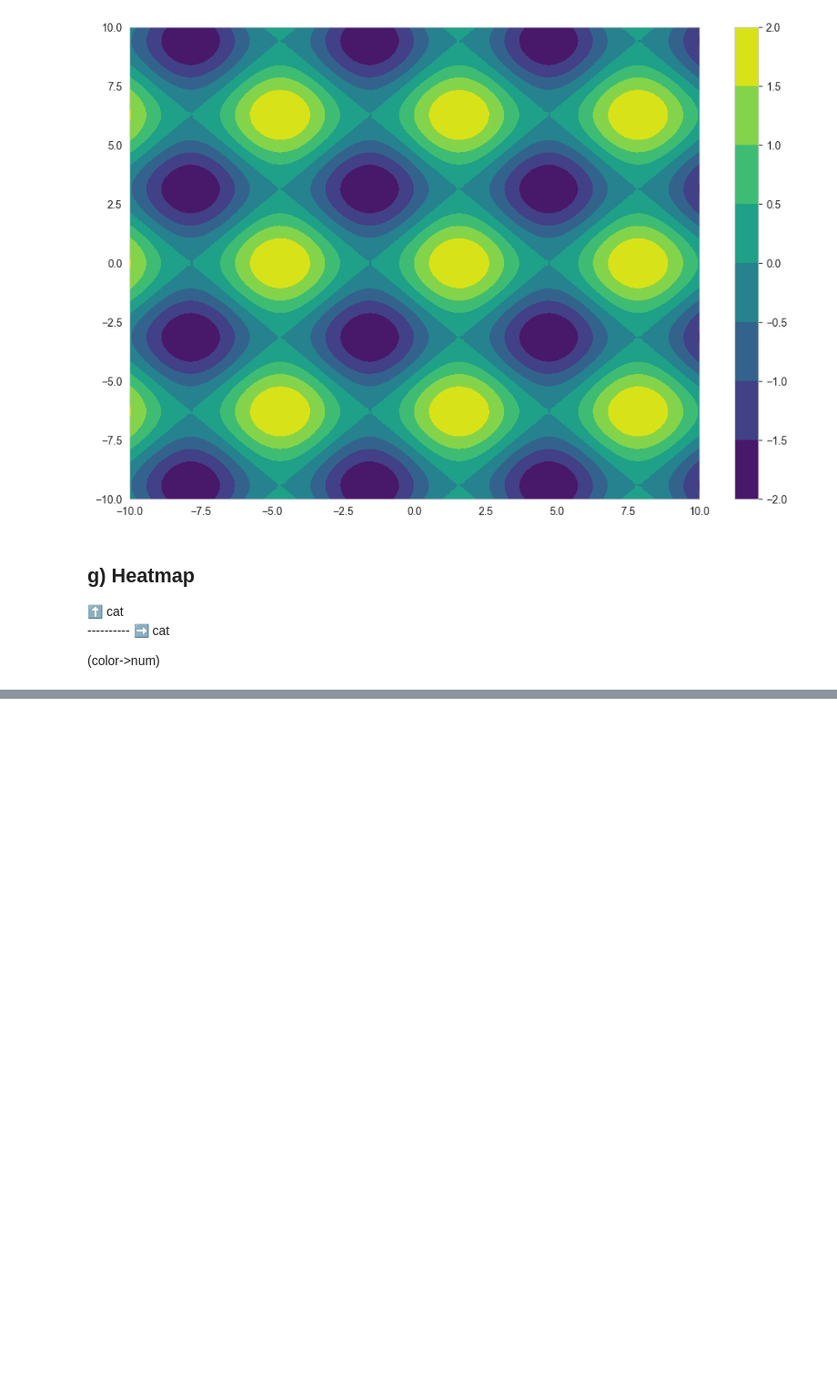
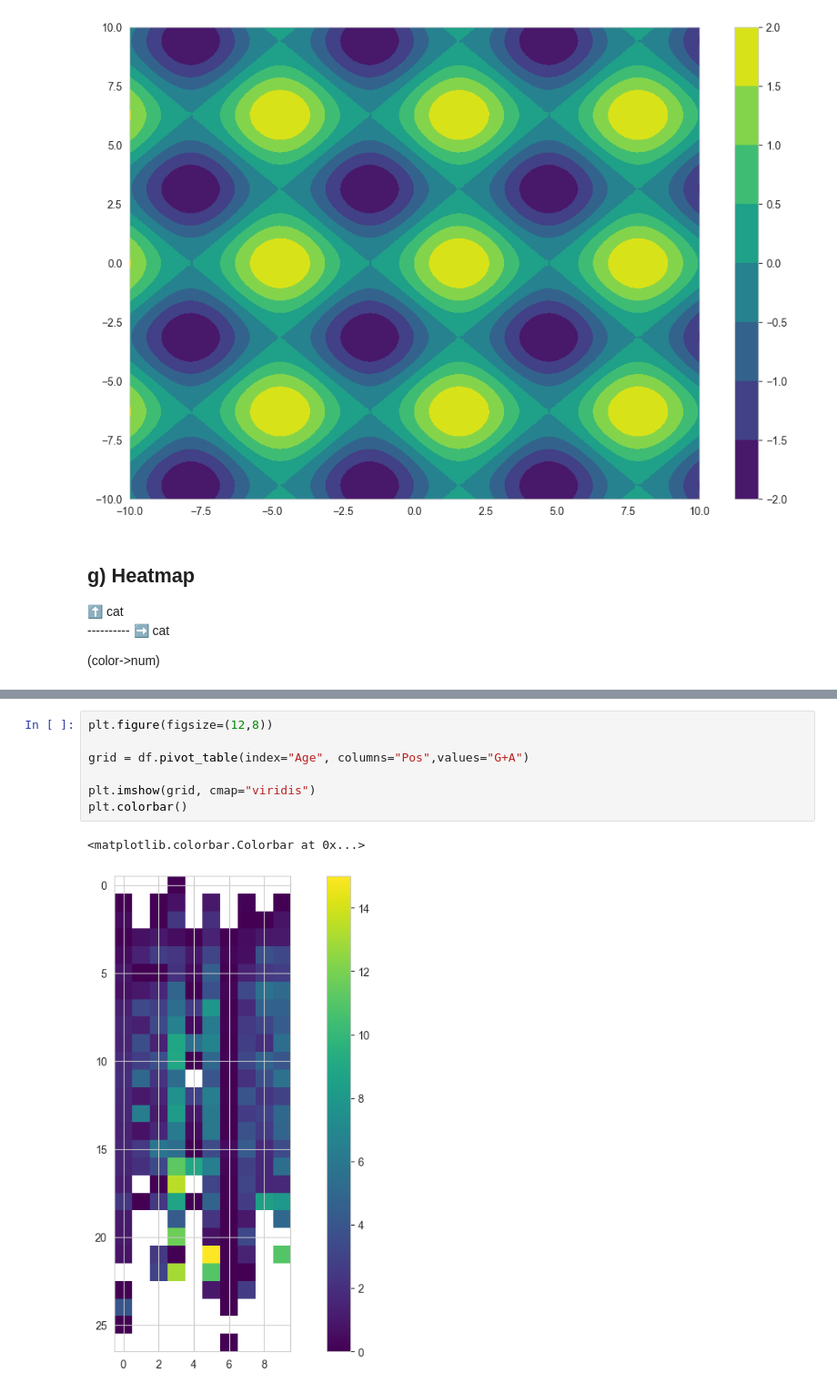
Before and after one commit to jhasan2026/MachineTrain_Lab, a Jupyter notebook: 1_Data_Structure/3_Matplotlib/Matplotlib.ipynb, the cells around one changed output, grey strips where cells are left out. Shown at 91% size. Cells and saved outputs as stored; diff of their text form; blank space fills up the shorter version.

```diff
--- a/1_Data_Structure/3_Matplotlib/Matplotlib.ipynb
+++ b/1_Data_Structure/3_Matplotlib/Matplotlib.ipynb
@@ -338,0 +349,10 @@ tips
+# %%
+plt.figure(figsize=(12,8))
+
+grid = df.pivot_table(index="Age", columns="Pos",values="G+A")
+
+plt.imshow(grid, cmap="viridis")
+plt.colorbar()
+# %% [output]
+<matplotlib.colorbar.Colorbar at 0x...>
+[figure, added]
```
Also changed, not shown: parts of 8 cells of this notebook, 1 other file.
